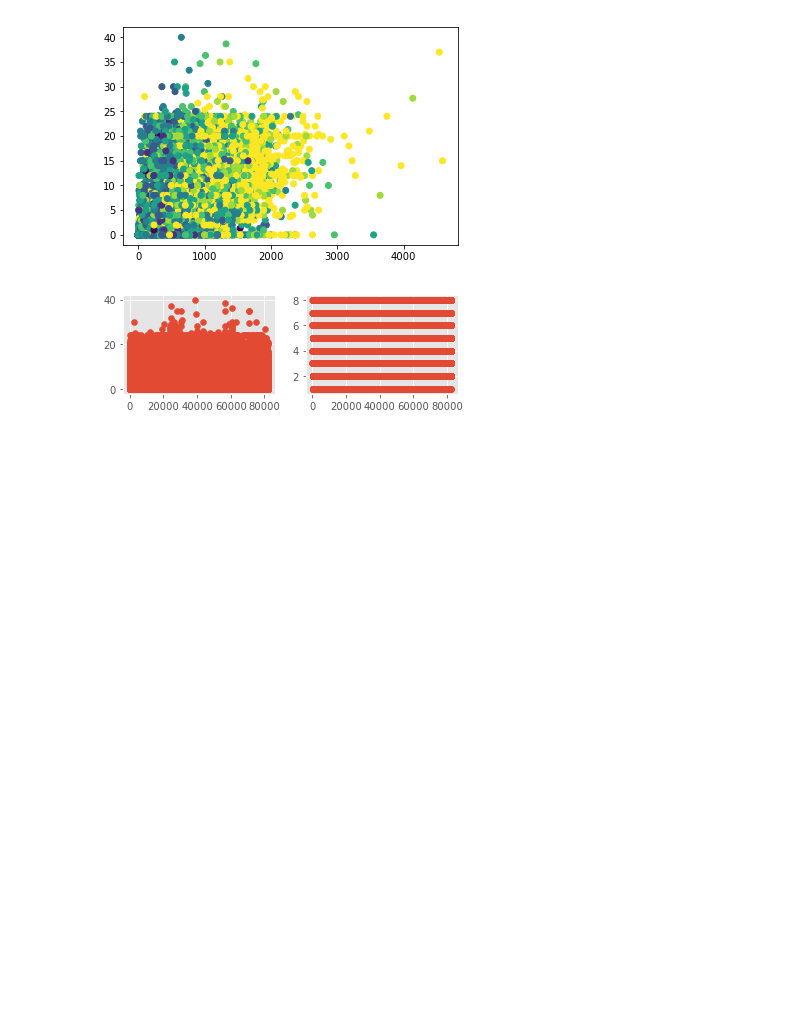
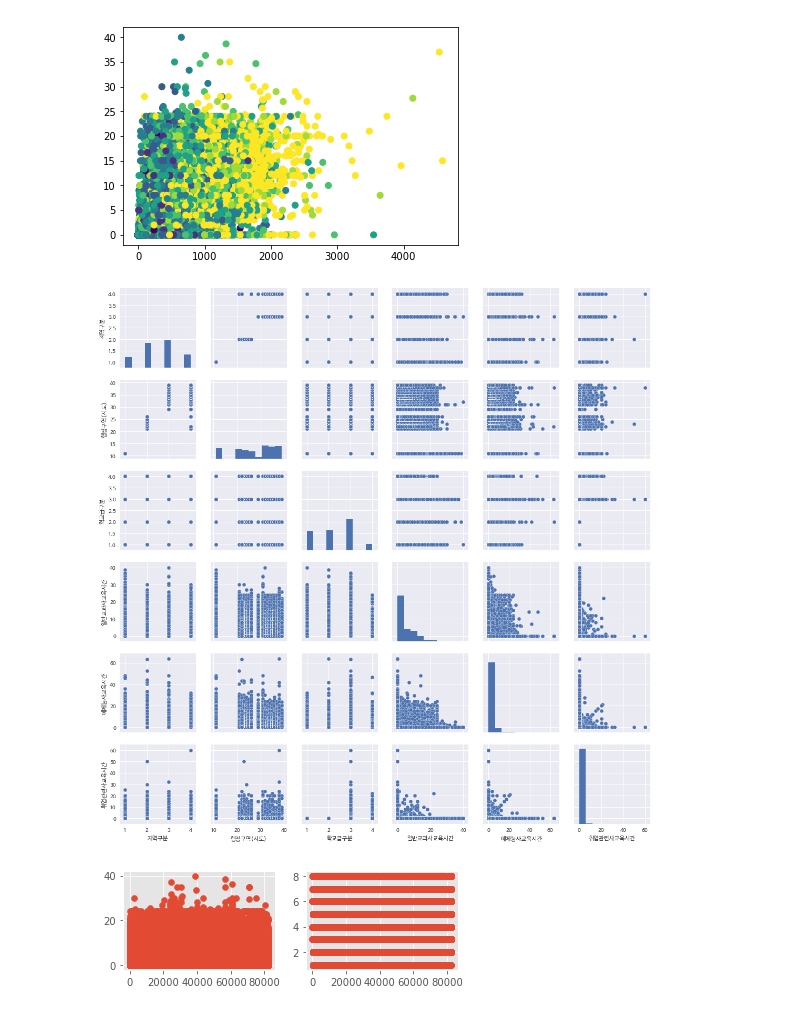
Before and after one commit to JeehunPark/DS, a Jupyter notebook: Python/edu/private_education.ipynb, the cells around one changed output. Saved outputs shown, nothing was run; the diff lists cells and outputs as text; code cells hidden in the pictures; blank space fills up the shorter version.

```diff
--- a/Python/edu/private_education.ipynb
+++ b/Python/edu/private_education.ipynb
@@ -200,10 +258,16 @@ Index([u'지역구분', u'행정구역(시도)', u'학교급구분', u'일반교
 # %% [markdown]
 ### 6-2. 탐색적 시각화(EDA)
 # %%
+plt.rc('font', family="NanumBarunGothic") # 한글이 지원되는 폰트 설정
 plt.scatter(data_1.loc[:, u"사교육비"], data_1.loc[:, u"일반교과사교육시간"], c=data_1.loc[:, u"가구소득"])
 plt.show()
 # %% [output]
 [figure]
+# %%
+sns.pairplot(data_1.iloc[:, [0, 1, 2, 3, 4, 5]])
+sns.plt.show()
+# %% [output]
+[figure, added]
 # %%
 plt.style.use('ggplot')
 plt.subplot(221)
```
Also changed, not shown: parts of 21 cells of this notebook.
